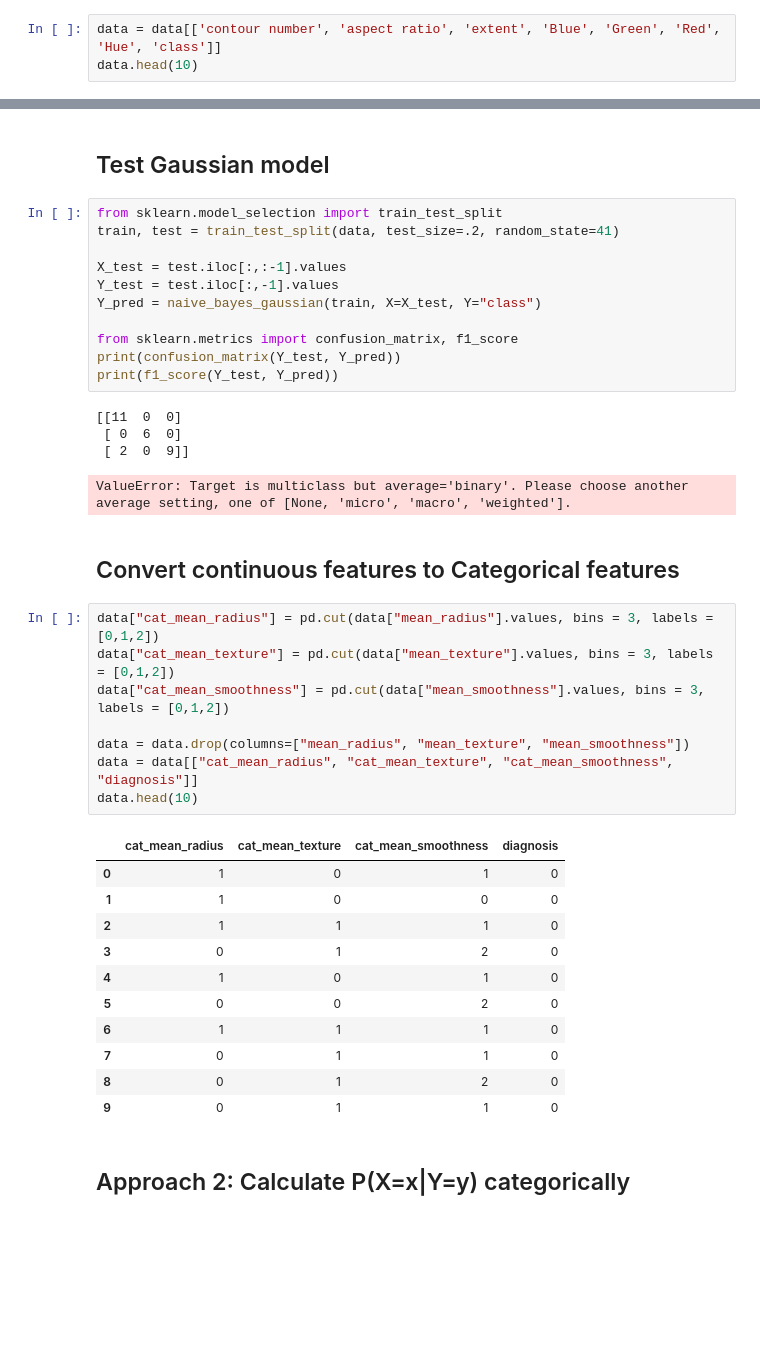
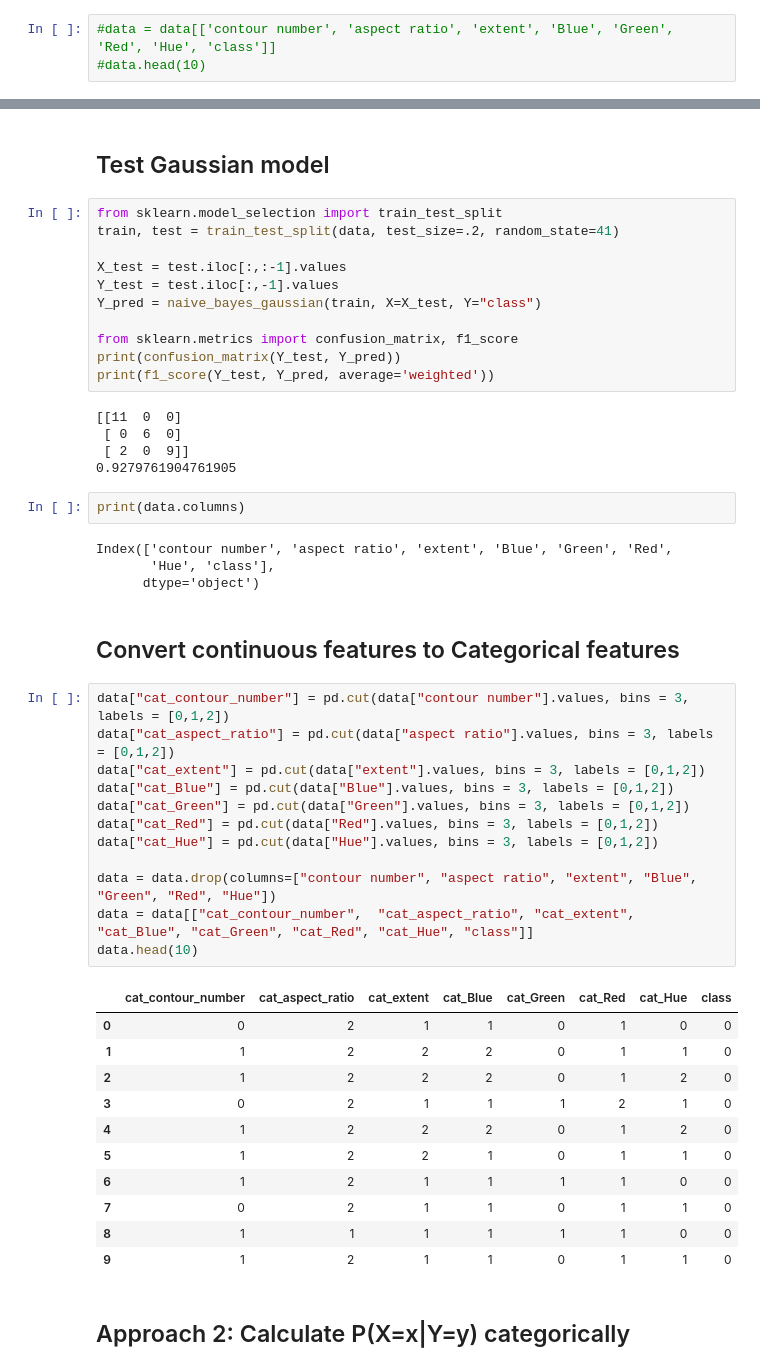
Before and after one commit to Hannes-Bornemann/KI_Gemuese, a Jupyter notebook: Michelle/naive_bayes_yt.ipynb, the cells around one changed output, grey strips where cells are left out. Saved outputs shown, nothing was run; the diff lists cells and outputs as text; blank space fills up the shorter version.

```diff
--- a/Michelle/naive_bayes_yt.ipynb
+++ b/Michelle/naive_bayes_yt.ipynb
@@ -39,5 +30,5 @@ sns.heatmap(corr, vmax=1, vmin=-.5, cmap=cmap, square=True, linewidths=.2)
 <AxesSubplot:>
 [figure]
 # %%
-data = data[['contour number', 'aspect ratio', 'extent', 'Blue', 'Green', 'Red', 'Hue', 'class']]
-data.head(10)
+#data = data[['contour number', 'aspect ratio', 'extent', 'Blue', 'Green', 'Red', 'Hue', 'class']]
+#data.head(10)
@@ -128,34 +111,44 @@ Y_pred = naive_bayes_gaussian(train, X=X_test, Y="class")
 
 from sklearn.metrics import confusion_matrix, f1_score
 print(confusion_matrix(Y_test, Y_pred))
-print(f1_score(Y_test, Y_pred))
+print(f1_score(Y_test, Y_pred, average='weighted'))
 # %% [output]
 [[11  0  0]
  [ 0  6  0]
  [ 2  0  9]]
+0.9279761904761905
-ValueError: Target is multiclass but average='binary'. Please choose another average setting, one of [None, 'micro', 'macro', 'weighted'].
+# %%
+print(data.columns)
+# %% [output]
+Index(['contour number', 'aspect ratio', 'extent', 'Blue', 'Green', 'Red',
+       'Hue', 'class'],
+      dtype='object')
 # %% [markdown]
 ## Convert continuous features to Categorical features
 # %%
-data["cat_mean_radius"] = pd.cut(data["mean_radius"].values, bins = 3, labels = [0,1,2])
-data["cat_mean_texture"] = pd.cut(data["mean_texture"].values, bins = 3, labels = [0,1,2])
-data["cat_mean_smoothness"] = pd.cut(data["mean_smoothness"].values, bins = 3, labels = [0,1,2])
+data["cat_contour_number"] = pd.cut(data["contour number"].values, bins = 3, labels = [0,1,2])
+data["cat_aspect_ratio"] = pd.cut(data["aspect ratio"].values, bins = 3, labels = [0,1,2])
+data["cat_extent"] = pd.cut(data["extent"].values, bins = 3, labels = [0,1,2])
+data["cat_Blue"] = pd.cut(data["Blue"].values, bins = 3, labels = [0,1,2])
+data["cat_Green"] = pd.cut(data["Green"].values, bins = 3, labels = [0,1,2])
+data["cat_Red"] = pd.cut(data["Red"].values, bins = 3, labels = [0,1,2])
+data["cat_Hue"] = pd.cut(data["Hue"].values, bins = 3, labels = [0,1,2])
 
-data = data.drop(columns=["mean_radius", "mean_texture", "mean_smoothness"])
-data = data[["cat_mean_radius",	"cat_mean_texture",	"cat_mean_smoothness", "diagnosis"]]
+data = data.drop(columns=["contour number", "aspect ratio", "extent", "Blue", "Green", "Red", "Hue"])
+data = data[["cat_contour_number",	"cat_aspect_ratio",	"cat_extent", "cat_Blue", "cat_Green", "cat_Red", "cat_Hue", "class"]]
 data.head(10)
 # %% [output]
-|  | cat_mean_radius | cat_mean_texture | cat_mean_smoothness | diagnosis |
-| 0 | 1 | 0 | 1 | 0 |
-| 1 | 1 | 0 | 0 | 0 |
-| 2 | 1 | 1 | 1 | 0 |
-| 3 | 0 | 1 | 2 | 0 |
-| 4 | 1 | 0 | 1 | 0 |
-| 5 | 0 | 0 | 2 | 0 |
-| 6 | 1 | 1 | 1 | 0 |
-| 7 | 0 | 1 | 1 | 0 |
-| 8 | 0 | 1 | 2 | 0 |
-| 9 | 0 | 1 | 1 | 0 |
+|  | cat_contour_number | cat_aspect_ratio | cat_extent | cat_Blue | cat_Green | cat_Red | cat_Hue | class |
+| 0 | 0 | 2 | 1 | 1 | 0 | 1 | 0 | 0 |
+| 1 | 1 | 2 | 2 | 2 | 0 | 1 | 1 | 0 |
+| 2 | 1 | 2 | 2 | 2 | 0 | 1 | 2 | 0 |
+| 3 | 0 | 2 | 1 | 1 | 1 | 2 | 1 | 0 |
+| 4 | 1 | 2 | 2 | 2 | 0 | 1 | 2 | 0 |
+| 5 | 1 | 2 | 2 | 1 | 0 | 1 | 1 | 0 |
+| 6 | 1 | 2 | 1 | 1 | 1 | 1 | 0 | 0 |
+| 7 | 0 | 2 | 1 | 1 | 0 | 1 | 1 | 0 |
+| 8 | 1 | 1 | 1 | 1 | 1 | 1 | 0 | 0 |
+| 9 | 1 | 2 | 1 | 1 | 0 | 1 | 1 | 0 |
 # %% [markdown]
 ## Approach 2: Calculate P(X=x|Y=y) categorically
 # %%
```
Also changed, not shown: parts of 4 cells of this notebook.
